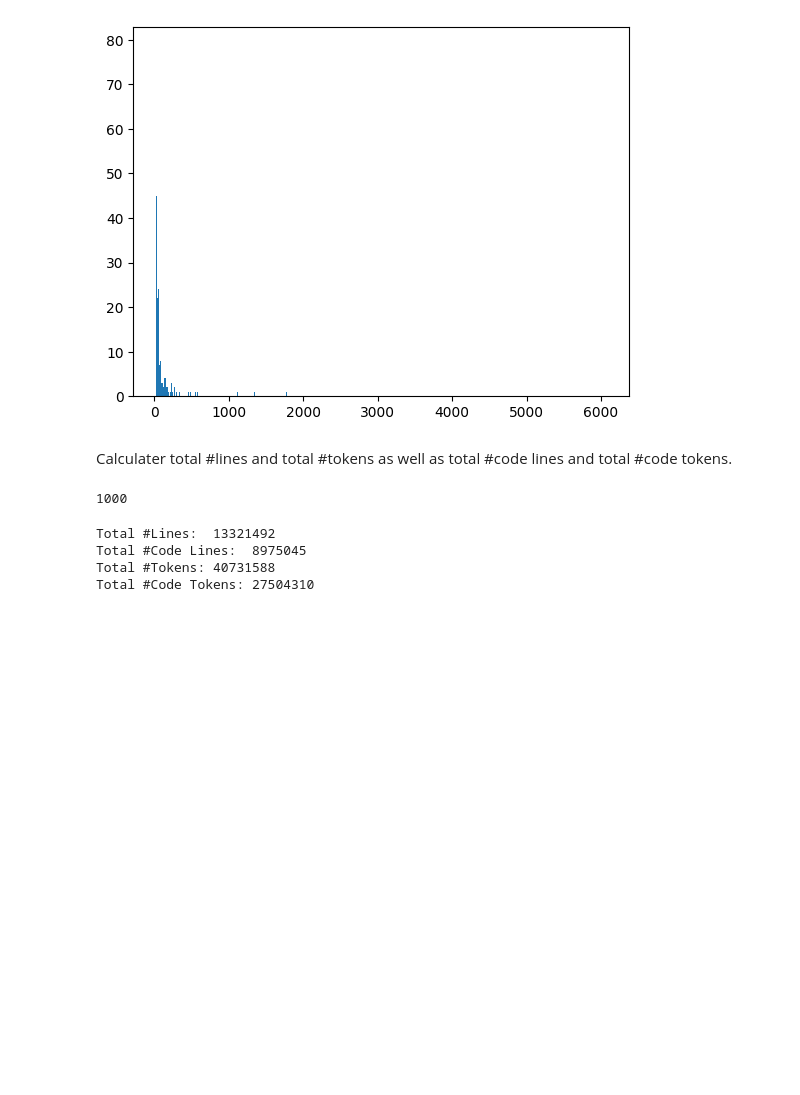
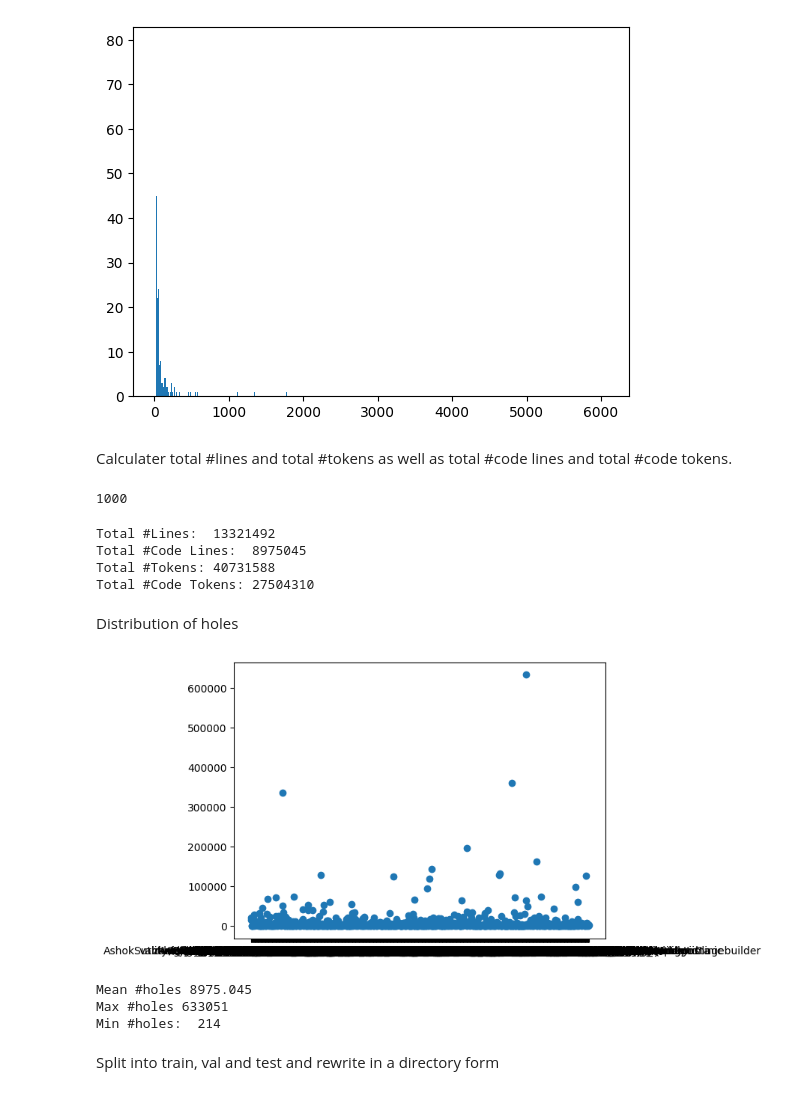
Before and after one commit to ServiceNow/RepoFusion, a Jupyter notebook: stack_data_prep/data_analysis.ipynb, the cells around one changed output. Cells and saved outputs as stored; diff of their text form; code cells hidden in the pictures; blank space fills up the shorter version.

```diff
--- a/stack_data_prep/data_analysis.ipynb
+++ b/stack_data_prep/data_analysis.ipynb
@@ -90,13 +90,17 @@ total_line_count = 0
 total_token_count = 0
 total_code_line_count = 0
 total_code_token_count = 0
+repo_hole_mapping = {}
 for repo_name, files in repo_file_mapping.items():
+    repo_hole_count = 0
     for file in files:
         line_count, token_count, code_line_count, code_token_count = get_line_and_token_count(repo_name, file)
         total_line_count += line_count
         total_token_count += token_count
         total_code_line_count += code_line_count
+        repo_hole_count += code_line_count
         total_code_token_count += code_token_count
+    repo_hole_mapping[repo_name] = repo_hole_count
 print("Total #Lines: ", total_line_count)
 print("Total #Code Lines: ", total_code_line_count)
 print("Total #Tokens:", total_token_count)
@@ -106,3 +110,20 @@ Total #Lines:  13321492
 Total #Code Lines:  8975045
 Total #Tokens: 40731588
 Total #Code Tokens: 27504310
+# %% [markdown]
+Distribution of holes
+# %%
+plt.scatter(repo_hole_mapping.keys(), repo_hole_mapping.values())
+plt.show()
+# %% [output]
+[figure, added]
+# %%
+print("Mean #holes", sum(repo_hole_mapping.values())/len(repo_hole_mapping))
+print("Max #holes", max(repo_hole_mapping.values()))
+print("Min #holes: ", min(repo_hole_mapping.values()))
+# %% [output]
+Mean #holes 8975.045
+Max #holes 633051
+Min #holes:  214
+# %% [markdown]
+Split into train, val and test and rewrite in a directory form
```
Also changed, not shown: parts of 6 cells of this notebook, 7 other files.
